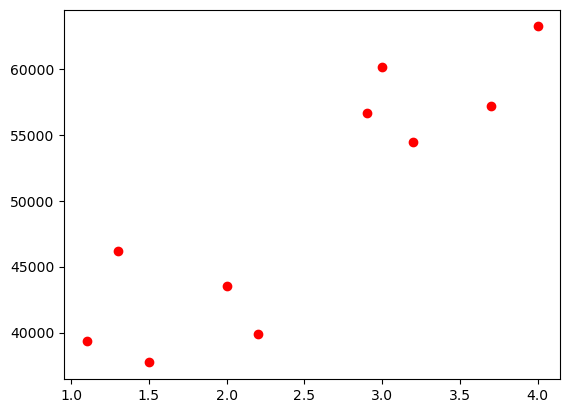
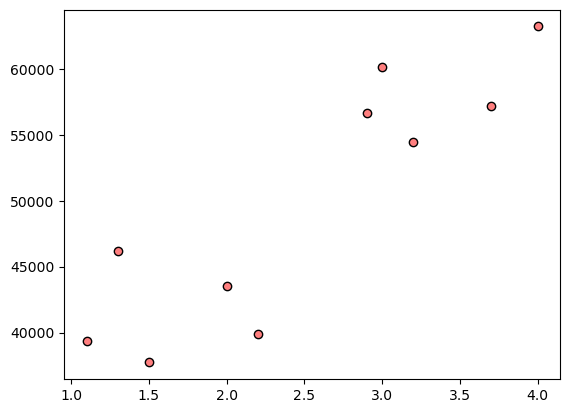
The notebook cell's code change between the first figure and the second:
--- before
+++ after
@@ -1,2 +1,2 @@
 import matplotlib.pyplot as plt
-plt.scatter(dataset["YearsExperience"], dataset["Salary"], color="red")
+plt.scatter(dataset["YearsExperience"], dataset["Salary"], color=(1, 0, 0, 0.5), edgecolors="k")

Commit: Updated modifications to manual files